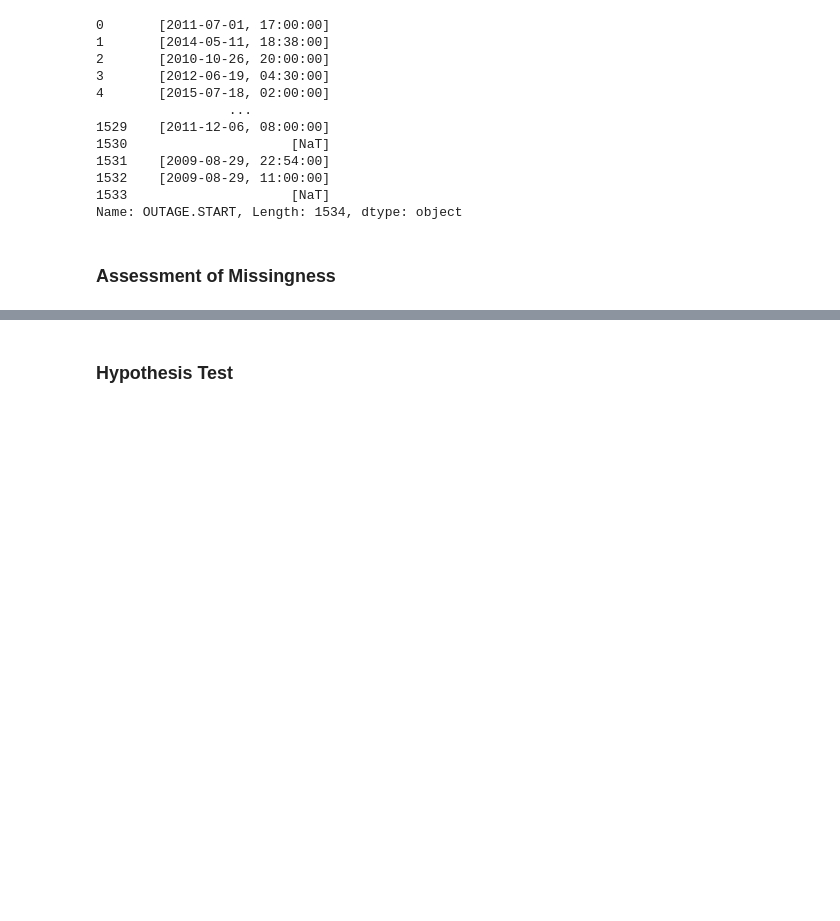
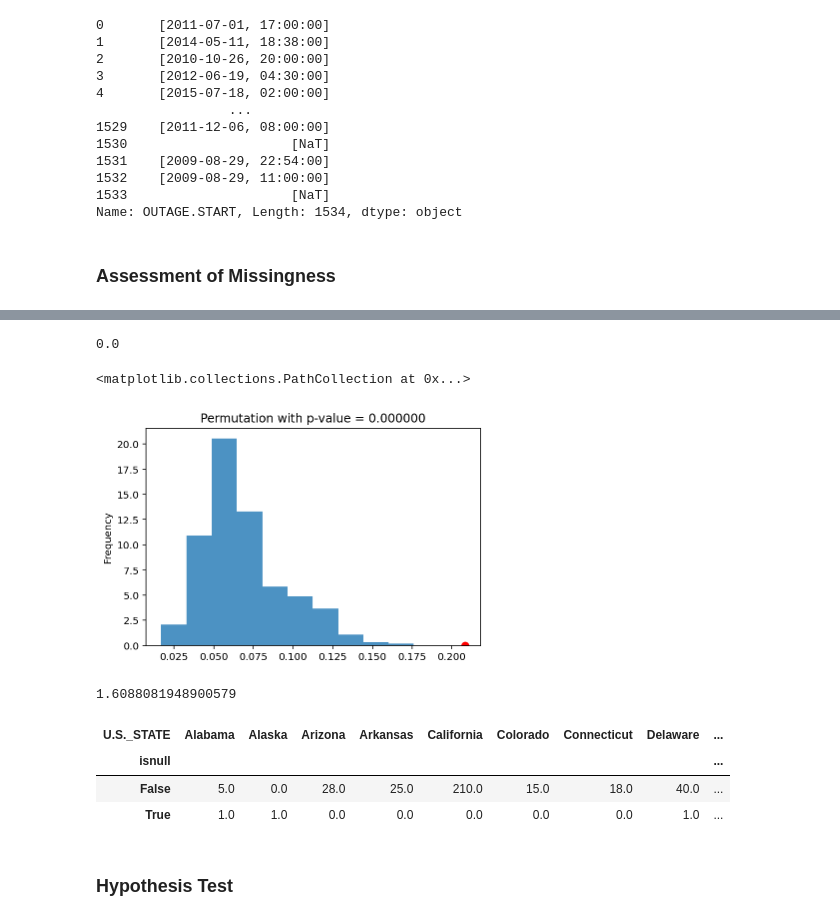
Before and after one commit to YourTeammate/dsc80-co-working, a Jupyter notebook: projects/03/outages.ipynb, the cells around one changed output, grey strips where cells are left out. Cells and saved outputs as stored; diff of their text form; code cells hidden in the pictures; blank space fills up the shorter version.

```diff
--- a/projects/03/outages.ipynb
+++ b/projects/03/outages.ipynb
@@ -190,0 +222,5 @@ Name: OUTAGE.START, Length: 1534, dtype: object
+# %%
+# permutation test
+n_df = df[['YEAR', 'MONTH']]
+n_df = n_df.assign(isnull = df['MONTH'].isnull())
+n_df.head()
@@ -190,0 +234,25 @@ Name: OUTAGE.START, Length: 1534, dtype: object
+# %%
+def tvd(df):
+    cnts = df.pivot_table(index = 'isnull', columns = 'YEAR', aggfunc = 'size').fillna(0)
+    distr = cnts / cnts.sum()
+    return distr.diff(axis = 1).iloc[-1].abs().sum() / 2
+# %%
+obs = tvd(n_df)
+tvds = []
+N = 1000
+
+for _ in range(N):
+    shuffled_col = n_df['isnull'].sample(frac=1, replace=False).reset_index(drop=True)
+    shuffled = n_df.assign(isnull=shuffled_col)
+    tvds.append(tvd(shuffled))
+# %%
+p_val = round(sum(obs <= tvds) / N, 2)
+p_val
+# %% [output]
+0.0
+# %%
+pd.Series(tvds).plot(kind='hist', density=True, alpha=0.8, title='Permutation with p-value = %f' % p_val)
+plt.scatter(obs, 0, color='r', s=50)
+# %% [output]
+<matplotlib.collections.PathCollection at 0x...>
+[figure, added]
@@ -191,3 +283,14 @@ Name: OUTAGE.START, Length: 1534, dtype: object
+# %%
+obs
+# %% [output]
+1.6088081948900579
+# %%
+n_df.pivot_table(index = 'isnull', columns = column_name, aggfunc = 'size').fillna(0)
+# %% [output]
+| U.S._STATE | Alabama | Alaska | Arizona | Arkansas | California | Colorado | Connecticut | Delaware | ... |
+| isnull |  |  |  |  |  |  |  |  | ... |
+| False | 5.0 | 0.0 | 28.0 | 25.0 | 210.0 | 15.0 | 18.0 | 40.0 | ... |
+| True | 1.0 | 1.0 | 0.0 | 0.0 | 0.0 | 0.0 | 0.0 | 1.0 | ... |
 # %% [markdown]
 ### Hypothesis Test
 # %%
```
Also changed, not shown: parts of 5 cells of this notebook.
